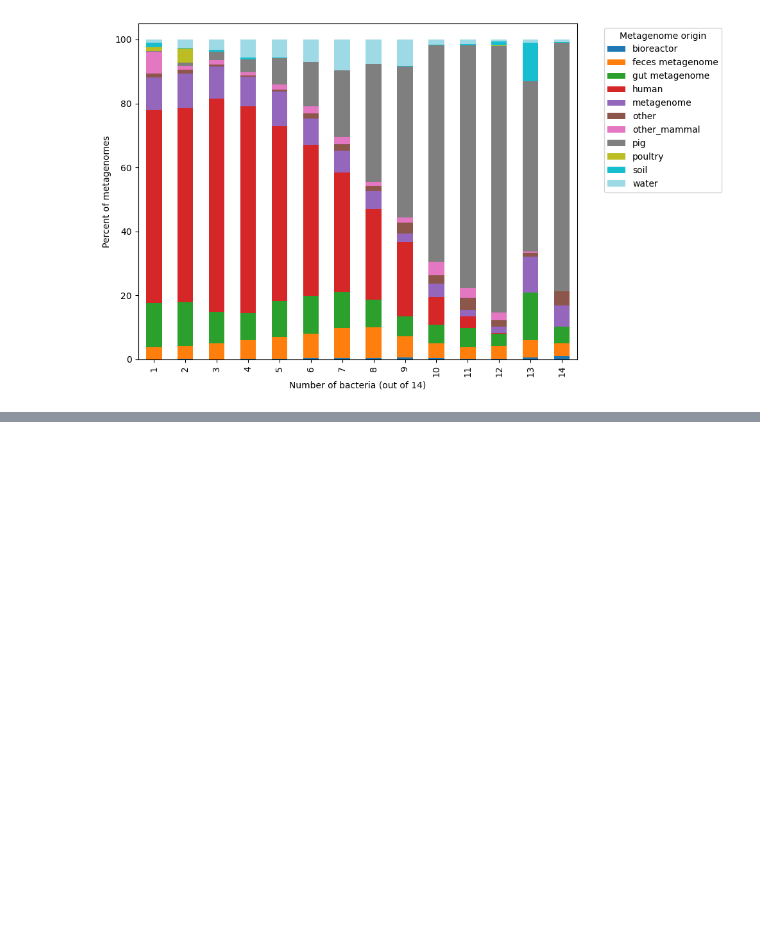
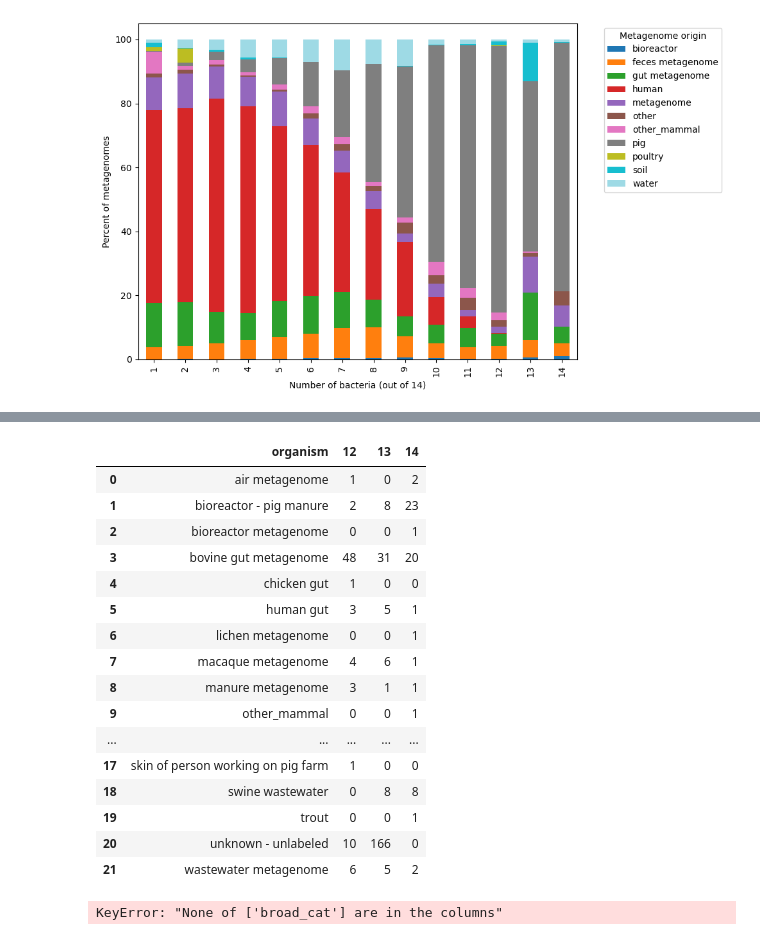
Before and after one commit to AnneliektH/2025-pig-binning-plots, a Jupyter notebook: notebooks/251001_branchwater.ipynb, the cells around one changed output, grey strips where cells are left out. Cells and saved outputs as stored; diff of their text form; code cells hidden in the pictures; blank space fills up the shorter version.

Commit message:
add bw plots

```diff
--- a/notebooks/251001_branchwater.ipynb
+++ b/notebooks/251001_branchwater.ipynb
@@ -190,2 +266,6 @@ df['broad_cat'] = df['organism'].apply(get_broad_cat)
 # %%
-df_pivot.to_csv('../../2025-pig-binning-paper/250830-branchwater/251001_branchwater.orgcount_metagenome.csv')
+# Automatically select all numeric columns
+numeric_cols = df_pivot.select_dtypes(include='number').columns.tolist()
+
+# Group by broad_cat and sum numeric columns
+df_grouped = df_pivot.groupby('broad_cat')[numeric_cols].sum().reset_index()
@@ -229,0 +272,35 @@ df_pivot.to_csv('test.csv')
+# %%
+df_grouped
+# %% [output]
+|  | organism | 12 | 13 | 14 |
+| 0 | air metagenome | 1 | 0 | 2 |
+| 1 | bioreactor - pig manure | 2 | 8 | 23 |
+| 2 | bioreactor metagenome | 0 | 0 | 1 |
+| 3 | bovine gut metagenome | 48 | 31 | 20 |
+| 4 | chicken gut | 1 | 0 | 0 |
+| 5 | human gut | 3 | 5 | 1 |
+| 6 | lichen metagenome | 0 | 0 | 1 |
+| 7 | macaque metagenome | 4 | 6 | 1 |
+| 8 | manure metagenome | 3 | 1 | 1 |
+| 9 | other_mammal | 0 | 0 | 1 |
+| ... | ... | ... | ... | ... |
+| 17 | skin of person working on pig farm | 1 | 0 | 0 |
+| 18 | swine wastewater | 0 | 8 | 8 |
+| 19 | trout | 0 | 0 | 1 |
+| 20 | unknown - unlabeled | 10 | 166 | 0 |
+| 21 | wastewater metagenome | 6 | 5 | 2 |
+# %%
+# make chart with absolute numbers
+numeric_cols = df_grouped.select_dtypes(include='number').columns.tolist()
+
+df_abs = df_grouped.set_index('broad_cat')[numeric_cols]
+ax = df_abs.T.plot(kind='bar', stacked=True, figsize=(10,6), colormap='tab20')
+ax.set_ylabel('Number of metagenomes')
+ax.set_xlabel('Number of bacteria (out of 14)')
+
+plt.legend(title='Metagenome origin', bbox_to_anchor=(1.05, 1), loc='upper left')
+plt.tight_layout()
+#plt.show()
+plt.savefig('../plots/251001_absolute_metag.over11.mancur.png')
+# %% [output]
+KeyError: "None of ['broad_cat'] are in the columns"
```
Also changed, not shown: parts of 15 cells of this notebook, 1 other file.
